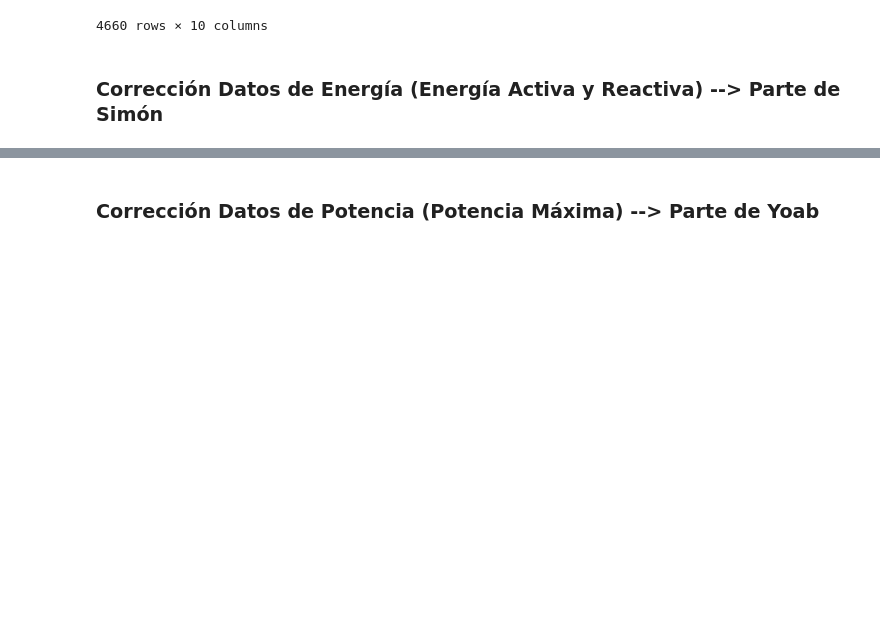
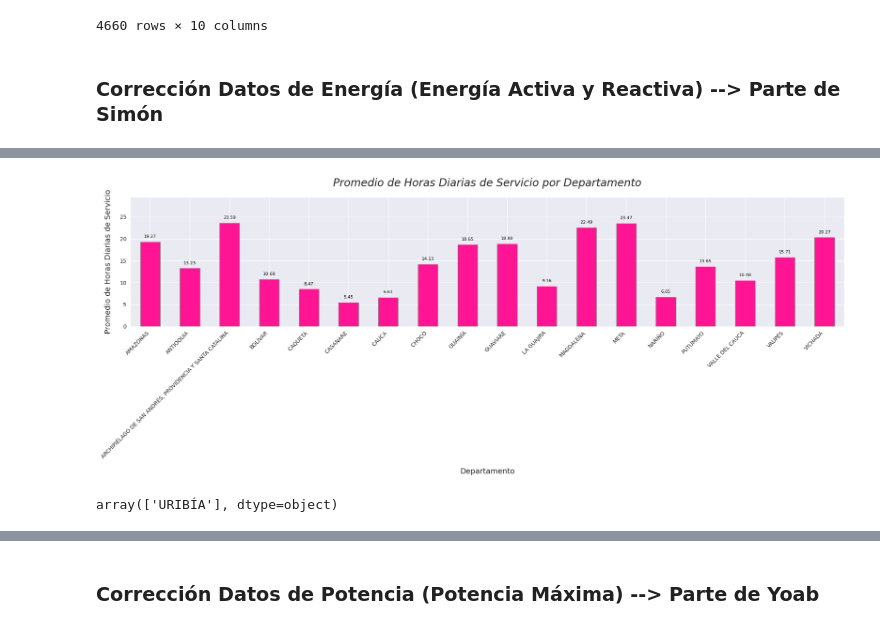
Before and after one commit to Will046-rA9/An-lisis-ZNI, a Jupyter notebook: ProyectoZNI (1).ipynb, the cells around one changed output, grey strips where cells are left out. Cells and saved outputs as stored; diff of their text form; code cells hidden in the pictures; blank space fills up the shorter version.

```diff
--- a/ProyectoZNI (1).ipynb
+++ b/ProyectoZNI (1).ipynb
@@ -503,0 +520,2 @@ df_ZNI
+# %%
+df_ZNI['PB'] = df_ZNI['ENERGÍA ACTIVA'] / np.sqrt((df_ZNI['ENERGÍA ACTIVA'])**2 + (df_ZNI['ENERGÍA REACTIVA'])**2)
@@ -503,0 +542,5 @@ df_ZNI
+# %%
+# Rellena los NaN de la columna PB del dataframe df_ZNI con ceros
+df_ZNI['PB'].fillna(0, inplace=True)
+df_ZNI
+#df_ZNI[df_ZNI['ENERGÍA ACTIVA'] == 0] # A los archivos que dieron división por cero aparecen como NaN
@@ -503,0 +575,72 @@ df_ZNI
+# %%
+prom_PB_departamento = df_ZNI.groupby(['Departamento'])['Prom. Horas Diarias de Servicio'].mean()
+
+#plt.rcParams['font.family'] = 'sans-serif' # Puedes probar 'serif', 'monospace', 'fantasy', 'cursive'
+
+sns.set_style("darkgrid")
+# Crea el gráfico de barras
+ax =prom_PB_departamento.plot(
+    kind='bar',
+    figsize=(20, 8),  # Ajusta el tamaño para mejor visualización
+    color='deeppink',  # Cambia el color de las barras
+    edgecolor='grey' # Añade un borde a las barras
+)
+
+# Añade un título descriptivo
+ax.set_title(
+    'Promedio de Horas Diarias de Servicio por Departamento',
+    fontsize=20,
+    style= 'oblique',
+    pad=20  # Espacio entre el título y el gráfico
+)
+
+# Etiquetas para los ejes
+ax.set_xlabel(
+    'Departamento',
+    fontsize=14,
+    labelpad=15 # Espacio entre la etiqueta y el eje
+)
+ax.set_ylabel(
+    'Promedio de Horas Diarias de Servicio',
+    fontsize=14,
+    labelpad=15
+)
+
+# Mejora las etiquetas del eje X para que no se superpongan
+plt.xticks(
+    rotation=45,  # Rota las etiquetas para mejor legibilidad
+    ha='right',   # Alinea el texto a la derecha
+    fontsize=10
+)
+
+# Ajusta las etiquetas del eje Y
+plt.yticks(fontsize=10)
+
+ax.set_ylim(0, prom_PB_departamento.max() * 1.25)
+
+# Muestra el valor exacto encima de cada barra (opcional pero muy útil)
+for p in ax.patches:
+    ax.annotate(
+        f'{p.get_height():.2f}',  # Formatea a dos decimales
+        (p.get_x() + p.get_width() / 2., p.get_height()),
+        ha='center',
+        va='center',
+        xytext=(0, 10),  # Desplaza el texto 10 puntos hacia arriba
+        textcoords='offset points',
+        fontsize=8,
+        color='black'
+    )
+
+# Asegura que todos los elementos se ajusten dentro de la figura
+plt.tight_layout()
+
+# Muestra el gráfico
+plt.show()
+# %% [output]
+[figure, added]
+# %%
+# Crea un dataset que en base a df_ZNI, deje solo lo de los municipios del chocó
+df_ZNI_chocó = df_ZNI[df_ZNI['Departamento'] == 'LA GUAJIRA']
+df_ZNI_chocó['Municipio'].unique()
+# %% [output]
+array(['URIBÍA'], dtype=object)
```
Also changed, not shown: parts of 9 cells of this notebook.
